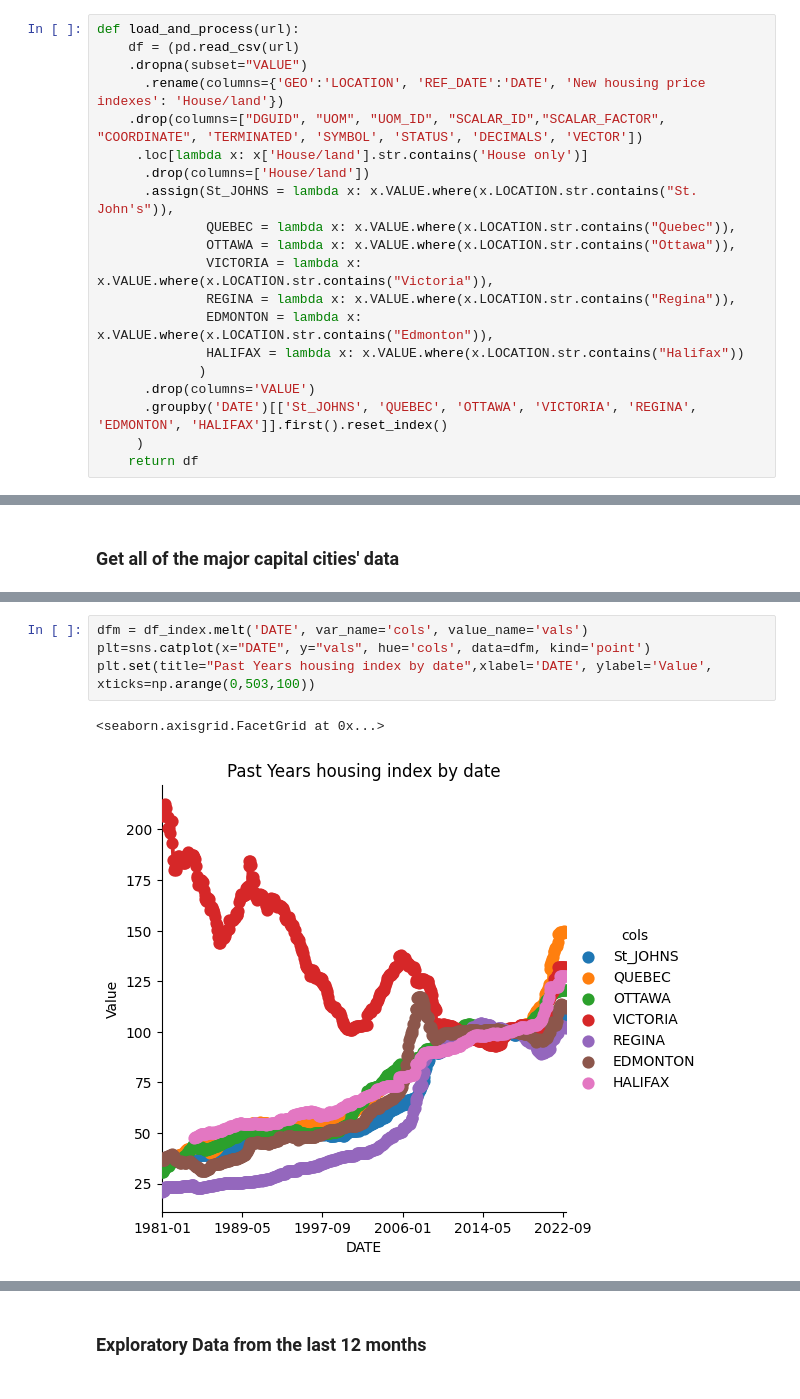
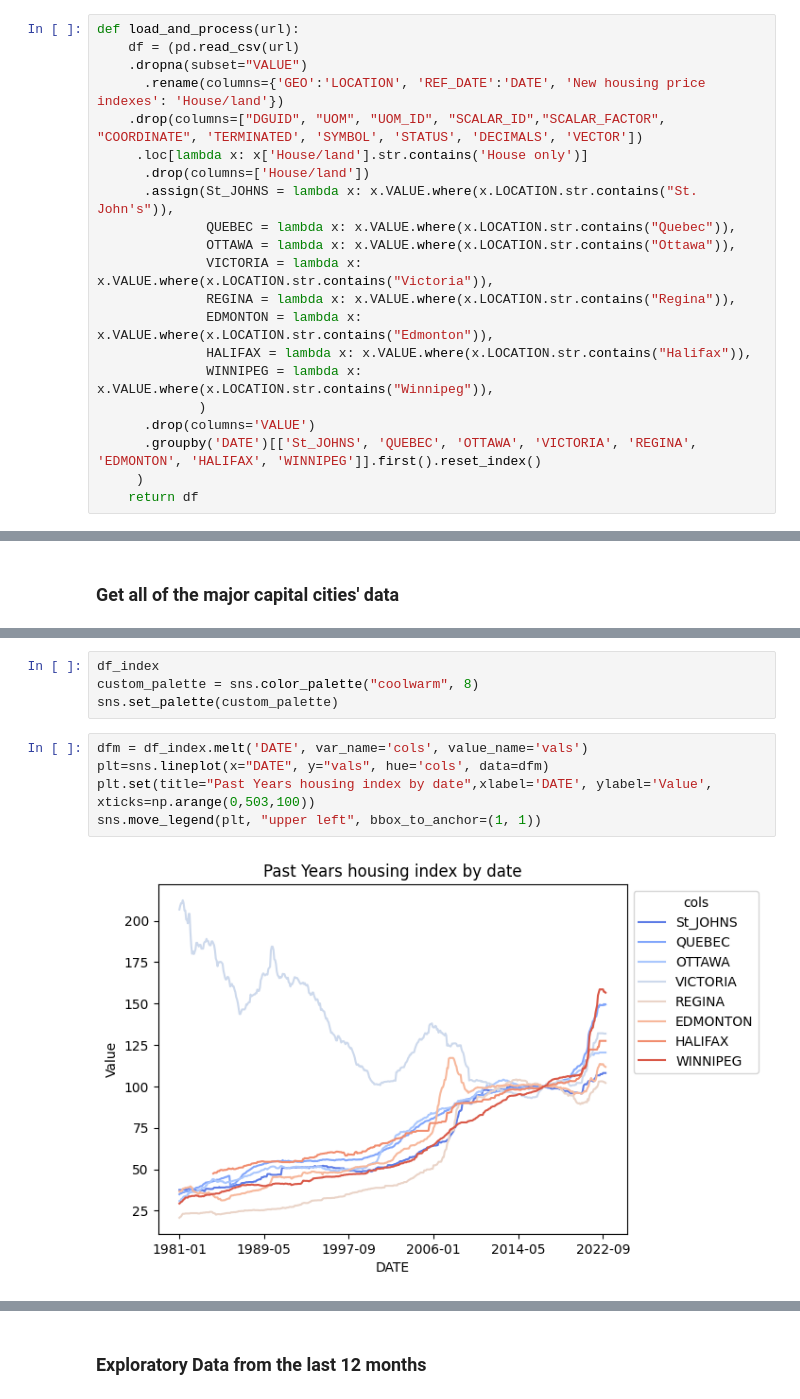
Before and after one commit to ubco-W2022T2-data301/project-group-group-2, a Jupyter notebook: analysis/analysis3.ipynb, the cells around one changed output, grey strips where cells are left out. Drawn from its saved outputs; the diff is of its cells as text.

```diff
--- a/analysis/analysis3.ipynb
+++ b/analysis/analysis3.ipynb
@@ -24,10 +24,11 @@ def load_and_process(url):
               VICTORIA = lambda x: x.VALUE.where(x.LOCATION.str.contains("Victoria")),
               REGINA = lambda x: x.VALUE.where(x.LOCATION.str.contains("Regina")),
               EDMONTON = lambda x: x.VALUE.where(x.LOCATION.str.contains("Edmonton")),
-              HALIFAX = lambda x: x.VALUE.where(x.LOCATION.str.contains("Halifax"))
+              HALIFAX = lambda x: x.VALUE.where(x.LOCATION.str.contains("Halifax")),
+              WINNIPEG = lambda x: x.VALUE.where(x.LOCATION.str.contains("Winnipeg")),
              )
       .drop(columns='VALUE')
-      .groupby('DATE')[['St_JOHNS', 'QUEBEC', 'OTTAWA', 'VICTORIA', 'REGINA', 'EDMONTON', 'HALIFAX']].first().reset_index()
+      .groupby('DATE')[['St_JOHNS', 'QUEBEC', 'OTTAWA', 'VICTORIA', 'REGINA', 'EDMONTON', 'HALIFAX', 'WINNIPEG']].first().reset_index()
      )
     return df
 # %%
@@ -54,7 +39,11 @@ df_index
+# %%
+df_index
+custom_palette = sns.color_palette("coolwarm", 8)
+sns.set_palette(custom_palette)
 # %%
 dfm = df_index.melt('DATE', var_name='cols', value_name='vals')
-plt=sns.catplot(x="DATE", y="vals", hue='cols', data=dfm, kind='point')
+plt=sns.lineplot(x="DATE", y="vals", hue='cols', data=dfm)
 plt.set(title="Past Years housing index by date",xlabel='DATE', ylabel='Value', xticks=np.arange(0,503,100))
+sns.move_legend(plt, "upper left", bbox_to_anchor=(1, 1))
 # %% [output]
-<seaborn.axisgrid.FacetGrid at 0x...>
-[figure, old version]
+[figure, new version]
```
Also changed, not shown: parts of 17 cells of this notebook, 4 other files.
